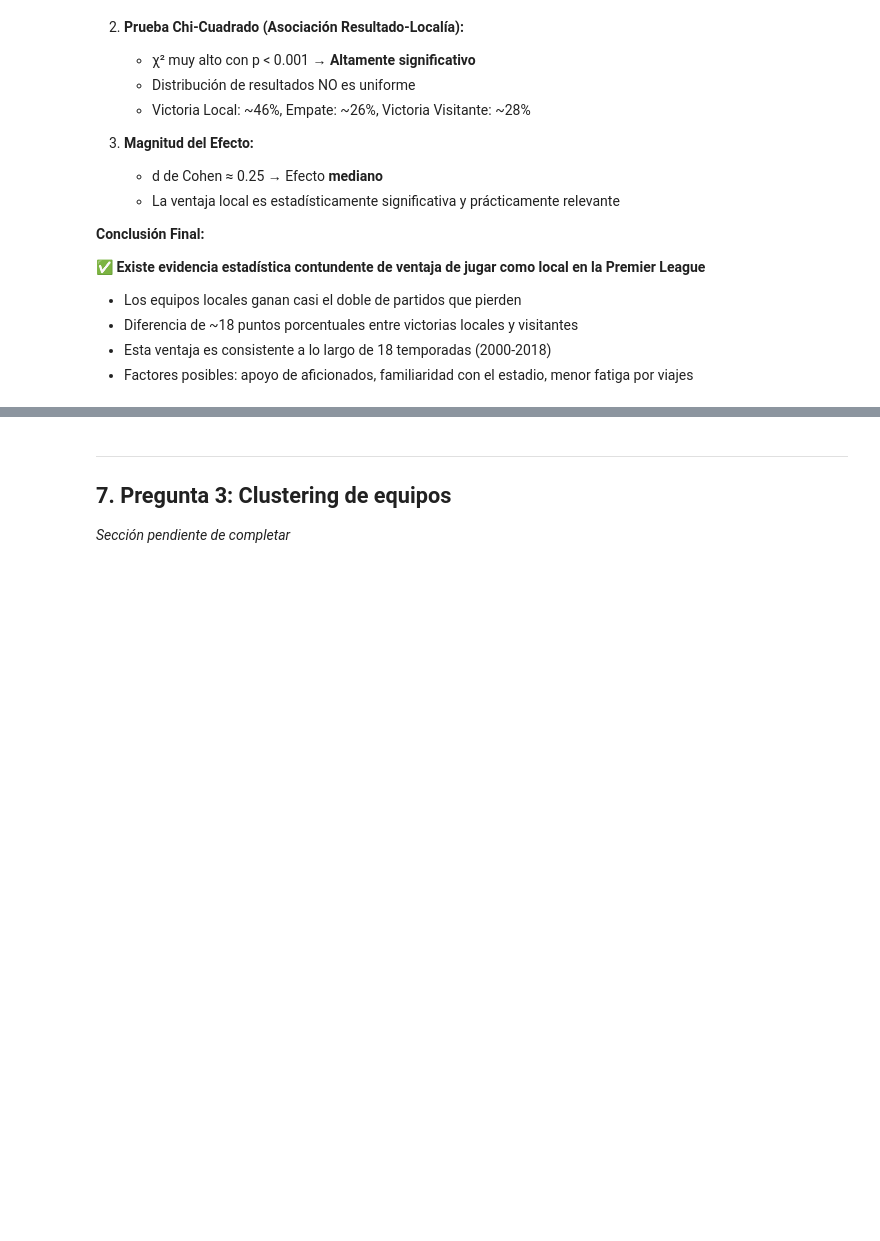
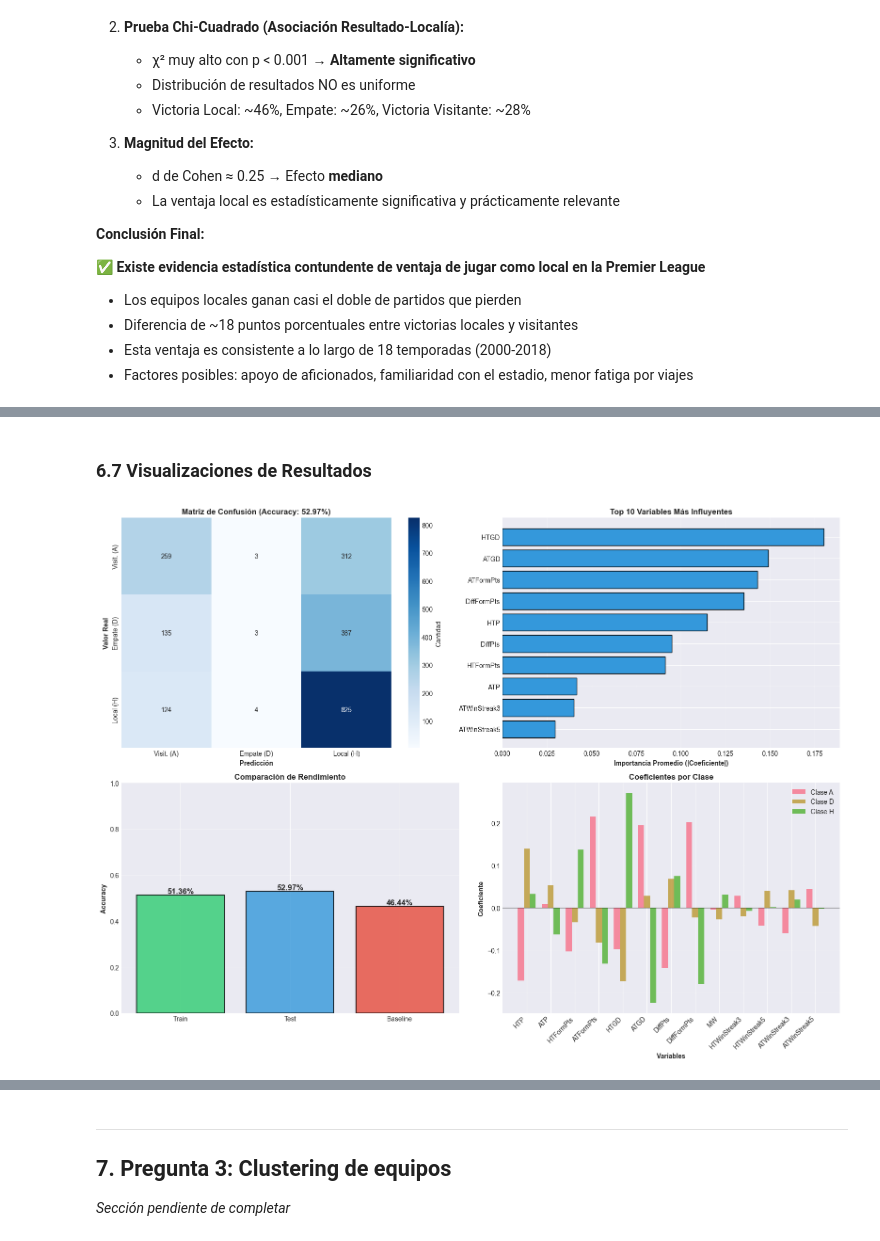
Before and after one commit to ronaldcbmtnz/estadistica-proyecto-final, a Jupyter notebook: notebooks/analisis_premier_league.ipynb, the cells around one changed output, grey strips where cells are left out. Drawn from its saved outputs; the diff is of its cells as text; code cells hidden in the pictures; blank space fills up the shorter version.

```diff
--- a/notebooks/analisis_premier_league.ipynb
+++ b/notebooks/analisis_premier_league.ipynb
@@ -1036,0 +1357,61 @@ plt.show()
+# %% [markdown]
+### 6.7 Visualizaciones de Resultados
+# %%
+# Visualizaciones del modelo
+fig, axes = plt.subplots(2, 2, figsize=(16, 12))
+
+# 1. Matriz de confusión con heatmap
+sns.heatmap(cm, annot=True, fmt='d', cmap='Blues',
+            xticklabels=['Visit. (A)', 'Empate (D)', 'Local (H)'],
+            yticklabels=['Visit. (A)', 'Empate (D)', 'Local (H)'],
+            ax=axes[0, 0], cbar_kws={'label': 'Cantidad'})
+axes[0, 0].set_xlabel('Predicción', fontweight='bold')
+axes[0, 0].set_ylabel('Valor Real', fontweight='bold')
+axes[0, 0].set_title(f'Matriz de Confusión (Accuracy: {accuracy_test:.2%})', fontweight='bold')
+
+# 2. Importancia de variables (Top 10)
+top_10_vars = coef_df_sorted.head(10)
+axes[0, 1].barh(range(len(top_10_vars)), top_10_vars['Importancia_Promedio'],
+                color='#3498db', edgecolor='black')
+axes[0, 1].set_yticks(range(len(top_10_vars)))
+axes[0, 1].set_yticklabels(top_10_vars.index)
+axes[0, 1].set_xlabel('Importancia Promedio (|Coeficiente|)', fontweight='bold')
+axes[0, 1].set_title('Top 10 Variables Más Influyentes', fontweight='bold')
+axes[0, 1].grid(alpha=0.3, axis='x')
+axes[0, 1].invert_yaxis()
+
+# 3. Comparación Accuracy: Train vs Test
+accuracy_comparison = [accuracy_train, accuracy_test, baseline_accuracy]
+labels_comparison = ['Train', 'Test', 'Baseline']
+colors_comparison = ['#2ecc71', '#3498db', '#e74c3c']
+bars = axes[1, 0].bar(labels_comparison, accuracy_comparison, color=colors_comparison,
+                       edgecolor='black', linewidth=1.5, alpha=0.8)
+for bar in bars:
+    height = bar.get_height()
+    axes[1, 0].text(bar.get_x() + bar.get_width()/2., height,
+                    f'{height:.2%}', ha='center', va='bottom',
+                    fontsize=12, fontweight='bold')
+axes[1, 0].set_ylabel('Accuracy', fontweight='bold')
+axes[1, 0].set_title('Comparación de Rendimiento', fontweight='bold')
+axes[1, 0].set_ylim(0, 1)
+axes[1, 0].grid(alpha=0.3, axis='y')
+
+# 4. Coeficientes para cada clase
+x_pos = np.arange(len(variables_predictoras))
+width = 0.25
+for idx, clase in enumerate(clases):
+    axes[1, 1].bar(x_pos + idx*width, coef_df[f'Clase_{clase}'],
+                   width, label=f'Clase {clase}', alpha=0.8)
+axes[1, 1].set_xlabel('Variables', fontweight='bold')
+axes[1, 1].set_ylabel('Coeficiente', fontweight='bold')
+axes[1, 1].set_title('Coeficientes por Clase', fontweight='bold')
+axes[1, 1].set_xticks(x_pos + width)
+axes[1, 1].set_xticklabels(variables_predictoras, rotation=45, ha='right')
+axes[1, 1].legend()
+axes[1, 1].grid(alpha=0.3, axis='y')
+axes[1, 1].axhline(y=0, color='black', linestyle='-', linewidth=0.8)
+
+plt.tight_layout()
+plt.show()
+# %% [output]
+[figure, added]
```
Also changed, not shown: parts of 13 cells of this notebook.
